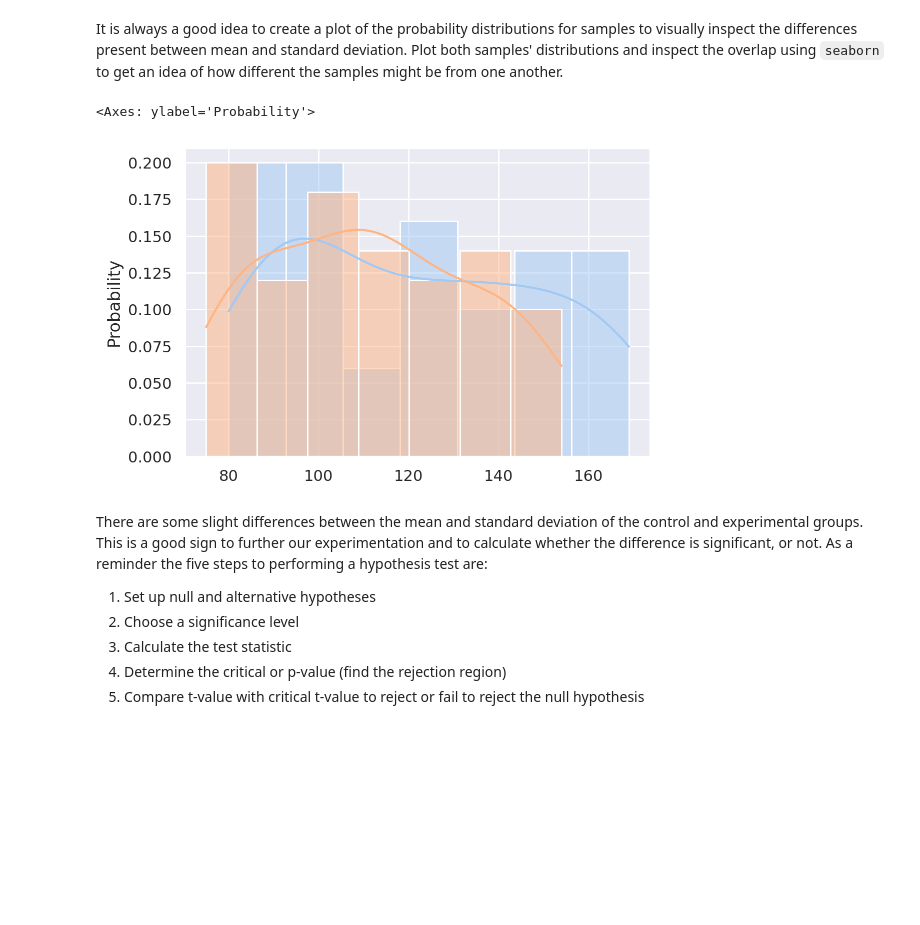
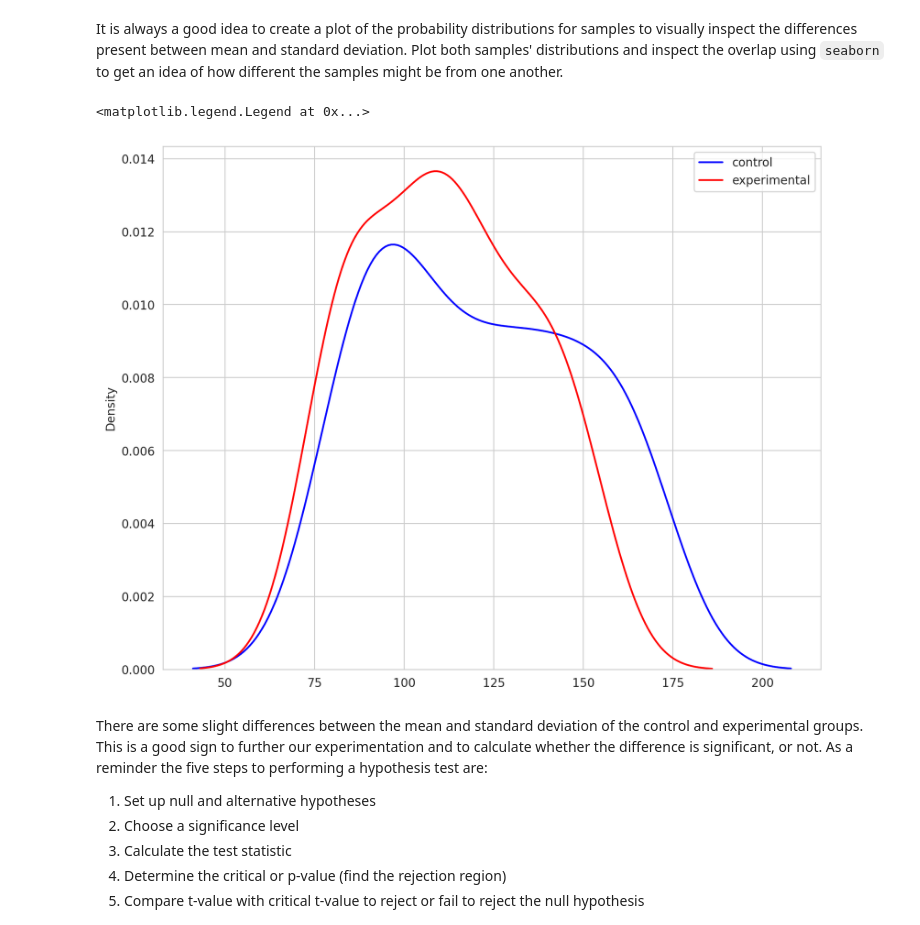
Before and after one commit to kev065/dsc-two-sample-t-tests-lab, a Jupyter notebook: index.ipynb, the cells around one changed output. Drawn from its saved outputs; the diff is of its cells as text; code cells hidden in the pictures; blank space fills up the shorter version.

```diff
--- a/index.ipynb
+++ b/index.ipynb
@@ -55,12 +55,14 @@ experimental = np.array([ 83, 100, 123,  75, 130,  77,  78,  87, 116, 116, 141,
 It is always a good idea to create a plot of the probability distributions for samples to visually inspect the differences present between mean and standard deviation. Plot both samples' distributions and inspect the overlap using `seaborn` to get an idea of how different the samples might be from one another.
 # %%
 # Create a plot showing overlapping of distribution means and sds for inspection
-sns.set_theme(context='notebook', palette='pastel', rc={'figure.figsize':(6,4)})
-sns.histplot(control, kde=True, stat='probability')
-sns.histplot(experimental, kde=True, stat='probability')
+
+plt.figure(figsize = (10, 8))
+sns.kdeplot(control, color = 'blue', label = 'control')
+sns.kdeplot(experimental, color = 'red', label = 'experimental')
+plt.legend()
 # %% [output]
-<Axes: ylabel='Probability'>
+<matplotlib.legend.Legend at 0x...>
-[figure, old version]
+[figure, new version]
 # %% [markdown]
 There are some slight differences between the mean and standard deviation of the control and experimental groups. This is a good sign to further our experimentation and to calculate whether the difference is significant, or not. As a reminder the five steps to performing a hypothesis test are:
 
```
Also changed, not shown: parts of 7 cells of this notebook.
